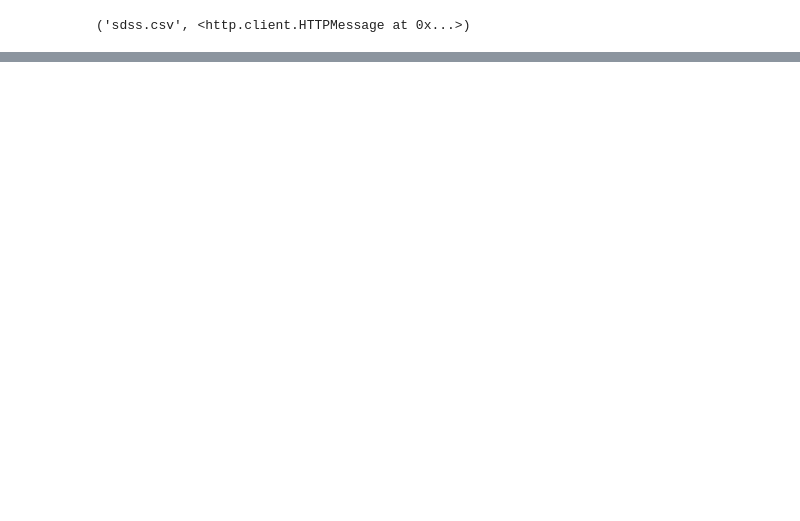
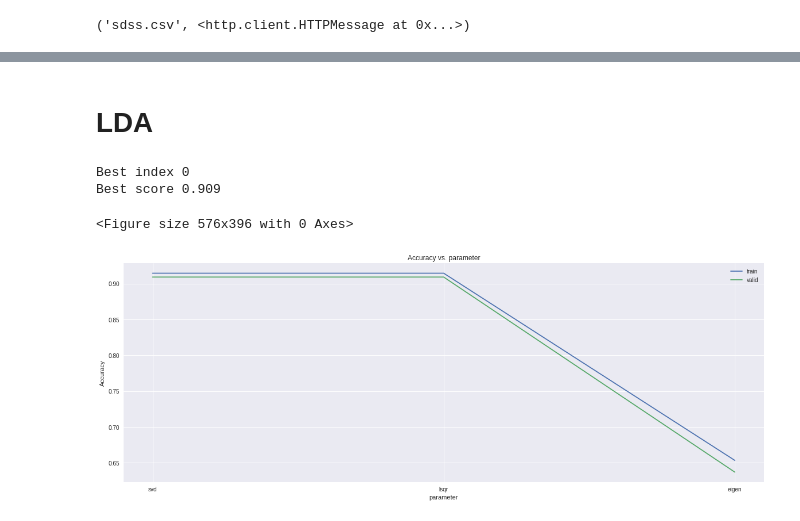
Before and after one commit to AstroBoy1/sklearn_examples, a Jupyter notebook: Copy_of_Quasars.ipynb, the cells around one changed output, grey strips where cells are left out. Cells and saved outputs as stored; diff of their text form; code cells hidden in the pictures; blank space fills up the shorter version.

```diff
--- a/Copy_of_Quasars.ipynb
+++ b/Copy_of_Quasars.ipynb
@@ -94,0 +153,12 @@ Test accuracy: 0.7365
+# %% [markdown]
+# LDA
+# %%
+from sklearn.discriminant_analysis import LinearDiscriminantAnalysis
+parameters = ['svd', 'lsqr', 'eigen']
+clf_num = 3
+validation_graph(parameters, X_train, y_train, X_valid, y_valid, clf_num)
+# %% [output]
+Best index 0
+Best score 0.909
+<Figure size 576x396 with 0 Axes>
+[figure, added]
```
Also changed, not shown: parts of 13 cells of this notebook.
